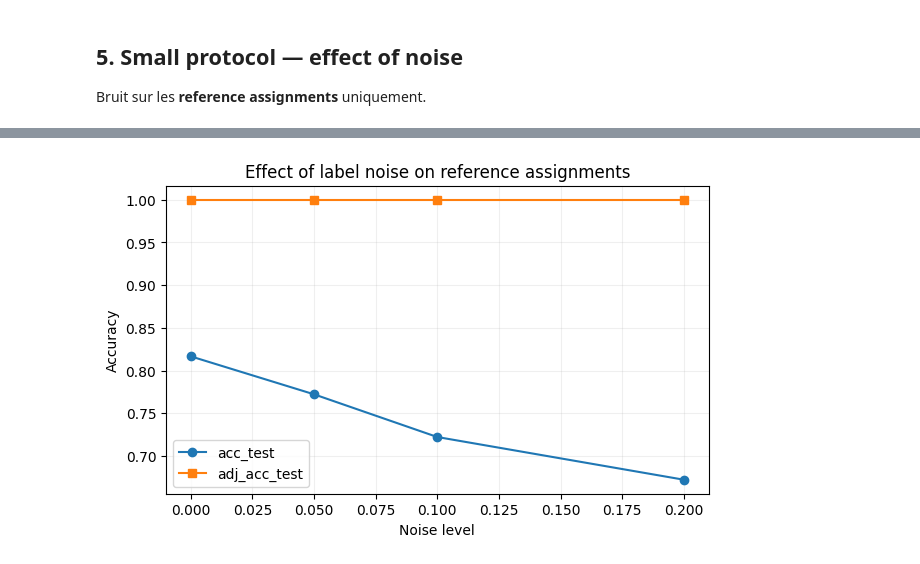
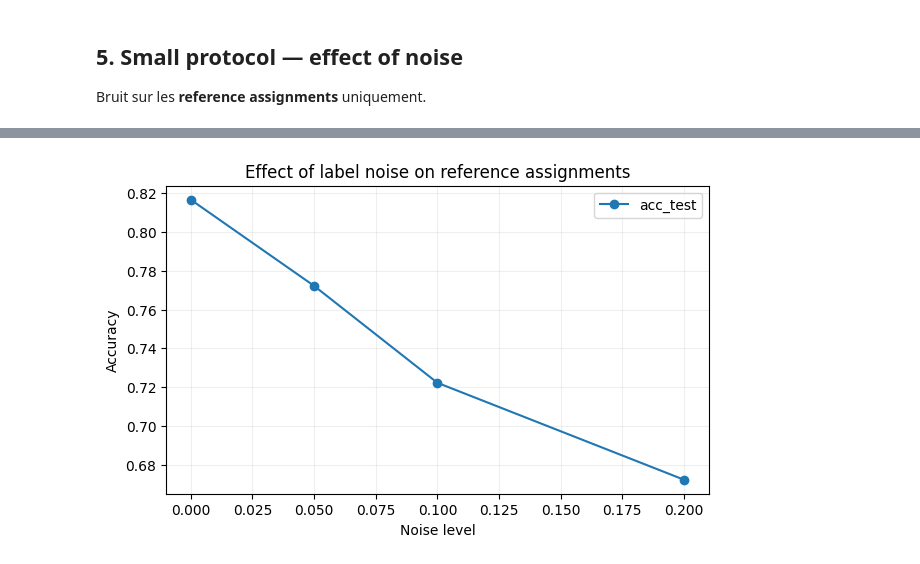
Before and after one commit to MathysBgh/UTA_project, a Jupyter notebook: zhang_notebook_runner.ipynb, the cells around one changed output, grey strips where cells are left out. Drawn from its saved outputs; the diff is of its cells as text; code cells hidden in the pictures.

Commit message:
Refine Zhang runner visualizations

```diff
--- a/zhang_notebook_runner.ipynb
+++ b/zhang_notebook_runner.ipynb
@@ -735,14 +758,16 @@ df_noise.groupby("noise")[["acc_test", "adj_acc_test", "cpu_sec", "epsilon"]].me
 # %%
 agg_noise = df_noise.groupby("noise", as_index=False)[["acc_test", "adj_acc_test"]].mean()
+q_plot = int(CFG.get("q", 2))
 
 plt.figure(figsize=(7, 4))
 plt.plot(agg_noise["noise"], agg_noise["acc_test"], marker="o", label="acc_test")
-plt.plot(agg_noise["noise"], agg_noise["adj_acc_test"], marker="s", label="adj_acc_test")
+if q_plot > 2:
+    plt.plot(agg_noise["noise"], agg_noise["adj_acc_test"], marker="s", label="adj_acc_test")
 plt.xlabel("Noise level")
 plt.ylabel("Accuracy")
 plt.title("Effect of label noise on reference assignments")
 plt.grid(alpha=0.2)
 plt.legend()
 plt.show()
 # %% [output]
-[figure, old version]
+[figure, new version]
```
Also changed, not shown: parts of 9 cells of this notebook.
